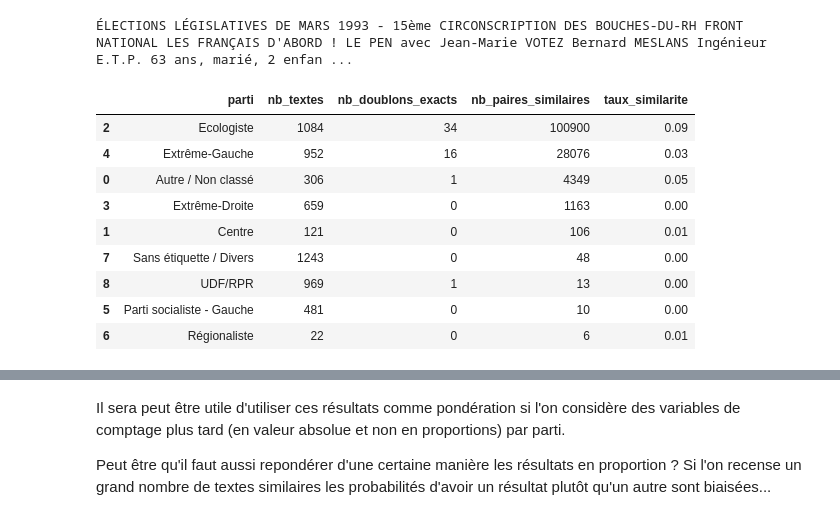
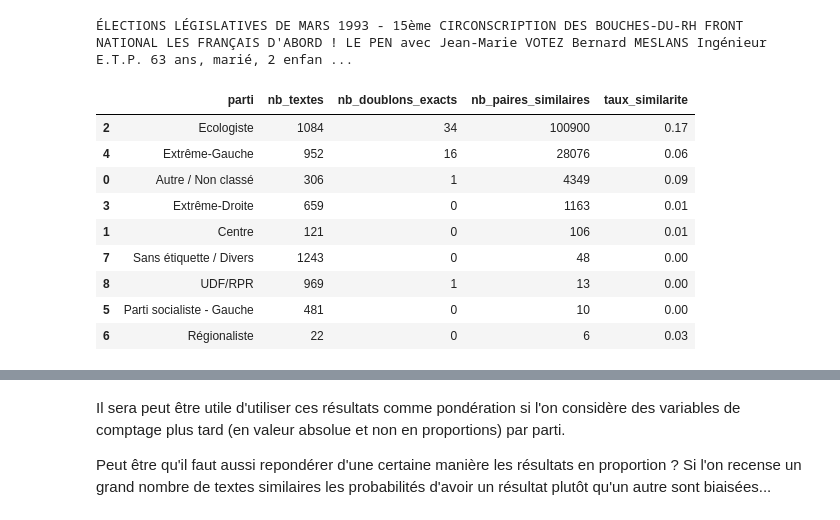
Before and after one commit to itsreivilo/Projet-de-NLP-Olivier, a Jupyter notebook: exploration.ipynb, the cells around one changed output, grey strips where cells are left out. Cells and saved outputs as stored; diff of their text form; code cells hidden in the pictures.

```diff
--- a/exploration.ipynb
+++ b/exploration.ipynb
@@ -308,21 +308,21 @@ def resumer_resultats(resultats):
             "nb_textes" : res["nb_textes"],
             "nb_doublons_exacts" : res["nb_doublons_exacts"],
             "nb_paires_similaires": res["nb_paires_similaires"],
-            "taux_similarite" : round(res["nb_paires_similaires"] / (res["nb_textes"]**2-res["nb_textes"]), 2)
+            "taux_similarite" : round(res["nb_paires_similaires"] / ((res["nb_textes"]**2-res["nb_textes"])/2), 2)
         })
     return pd.DataFrame(rows).sort_values("nb_paires_similaires", ascending=False)
 # %%
-df_dedup, resultats_similarites = detecter_textes_similaires(transcriptions, "texte_nettoye", "parti_synthetique", "id", 0.90)
+resultats_similarites = detecter_textes_similaires(transcriptions, "texte_nettoye", "parti_synthetique", "id", 0.90)
 df_similarites = resumer_resultats(resultats_similarites)
 df_similarites
 # %% [output]
 |  | parti | nb_textes | nb_doublons_exacts | nb_paires_similaires | taux_similarite |
-| 2 | Ecologiste | 1084 | 34 | 100900 | 0.09 |
-| 4 | Extrême-Gauche | 952 | 16 | 28076 | 0.03 |
-| 0 | Autre / Non classé | 306 | 1 | 4349 | 0.05 |
-| 3 | Extrême-Droite | 659 | 0 | 1163 | 0.00 |
+| 2 | Ecologiste | 1084 | 34 | 100900 | 0.17 |
+| 4 | Extrême-Gauche | 952 | 16 | 28076 | 0.06 |
+| 0 | Autre / Non classé | 306 | 1 | 4349 | 0.09 |
+| 3 | Extrême-Droite | 659 | 0 | 1163 | 0.01 |
 | 1 | Centre | 121 | 0 | 106 | 0.01 |
 | 7 | Sans étiquette / Divers | 1243 | 0 | 48 | 0.00 |
 | 8 | UDF/RPR | 969 | 1 | 13 | 0.00 |
 | 5 | Parti socialiste - Gauche | 481 | 0 | 10 | 0.00 |
-| 6 | Régionaliste | 22 | 0 | 6 | 0.01 |
+| 6 | Régionaliste | 22 | 0 | 6 | 0.03 |
```
Also changed, not shown: parts of 3 cells of this notebook, 1 other file.
